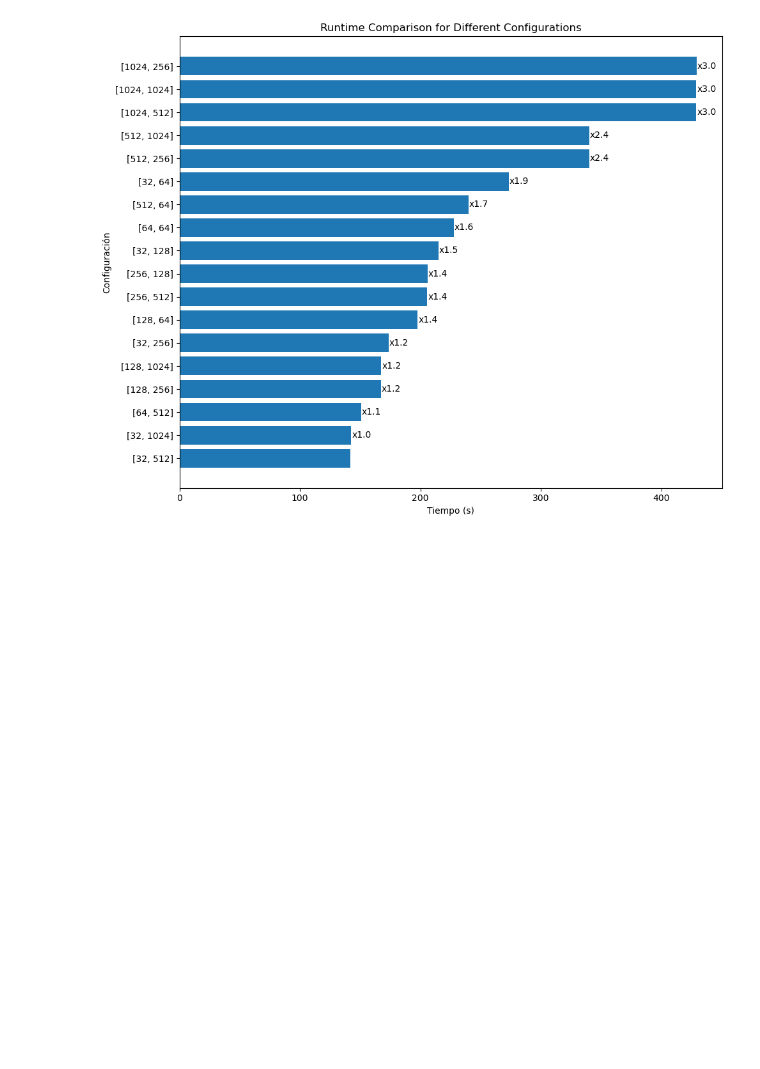
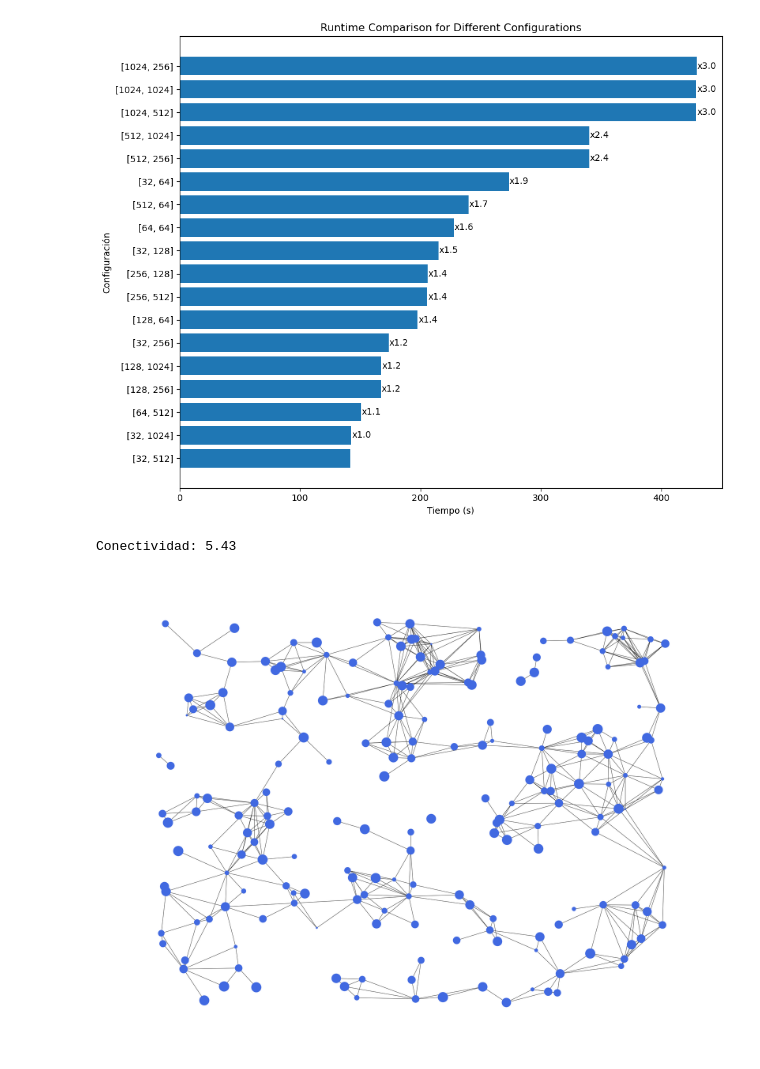
Before and after one commit to lautarogiordano/charlita-cuda, a Jupyter notebook: codigo/charlita_cuda_plots.ipynb, the cells around one changed output. Drawn from its saved outputs; the diff is of its cells as text; code cells hidden in the pictures; blank space fills up the shorter version.

```diff
--- a/codigo/charlita_cuda_plots.ipynb
+++ b/codigo/charlita_cuda_plots.ipynb
@@ -71,3 +71,28 @@ plt.tight_layout()
 plt.show()
 # %% [output]
 [figure]
+# %%
+import networkx as nx
+import numpy as np
+from matplotlib import pyplot as plt
+# Numero de nodos = Numero de agentes
+n = 200
+# Pesos de los nodos = riquezas iniciales de los agentes
+a_0 = np.random.rand(n)
+a_0 /= np.sum(a_0)
+w_0 = dict(enumerate(a_0))
+
+theta_add = 200
+
+GTG_add = nx.geographical_threshold_graph(
+    n, theta=theta_add, dim=2)
+
+posi = {i: GTG_add.nodes[i]["pos"] for i in range(n)}
+
+print("Conectividad: {:.2f}".format(np.mean(list(dict(nx.degree(GTG_add)).values()))))
+
+fig = plt.figure(dpi=500)
+nx.draw(GTG_add, node_size=25 * n * a_0, width=0.2, node_color="royalblue", pos=posi)
+# %% [output]
+Conectividad: 5.43
+[figure, added]
```
Also changed, not shown: 2 other files.
